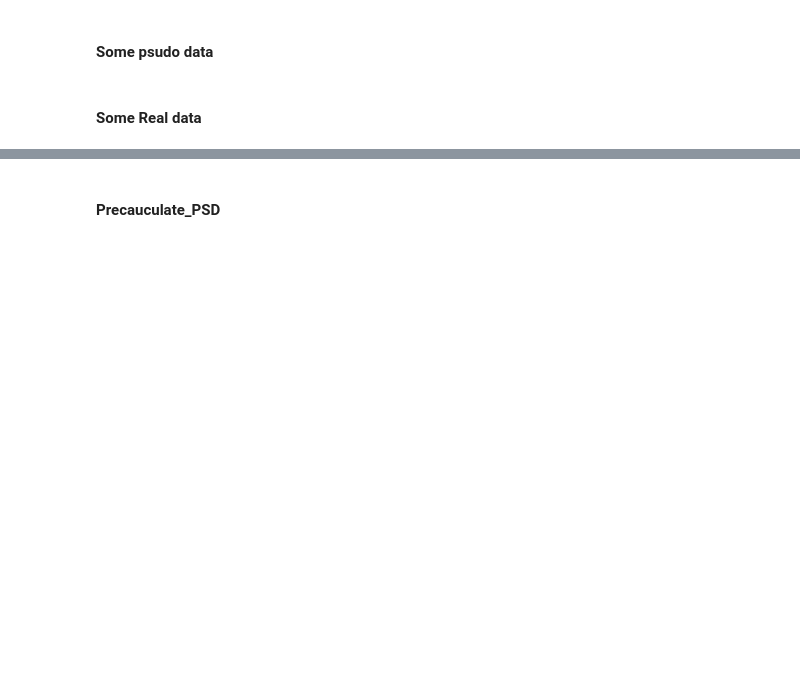
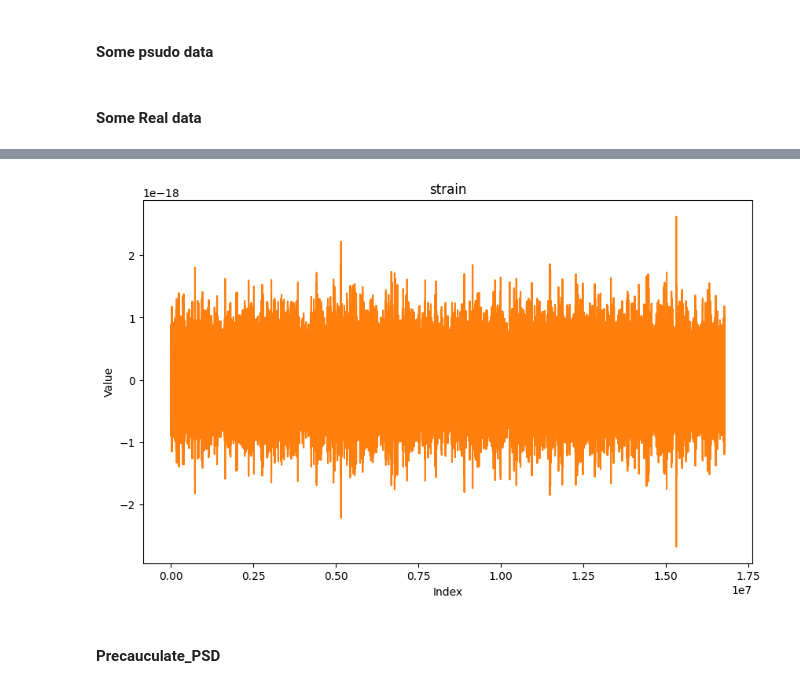
Before and after one commit to GWGASF/gwgasf, a Jupyter notebook: gasf_data/data_making.ipynb, the cells around one changed output, grey strips where cells are left out. Cells and saved outputs as stored; diff of their text form; code cells hidden in the pictures; blank space fills up the shorter version.

```diff
--- a/gasf_data/data_making.ipynb
+++ b/gasf_data/data_making.ipynb
@@ -338,3 +396,22 @@ del glitch_idx_h1, glitch_idx_l1, strain
+# %%
+
+strain = strain[:,begin_slice:end_slice]
+# %%
+import matplotlib.pyplot as plt
+
+# Assuming background_data is a 2D tensor, we can plot the first row
+strainh1 = strain[0].numpy()
+strainl1 = strain[1].numpy()
+
+plt.figure(figsize=(10, 6))
+plt.plot(strainh1)
+plt.plot(strainl1)
+plt.title('strain')
+plt.xlabel('Index')
+plt.ylabel('Value')
+plt.show()
+# %% [output]
+[figure, added]
 # %% [markdown]
 #### Precauculate_PSD
 # %%
```
Also changed, not shown: parts of 17 cells of this notebook.
